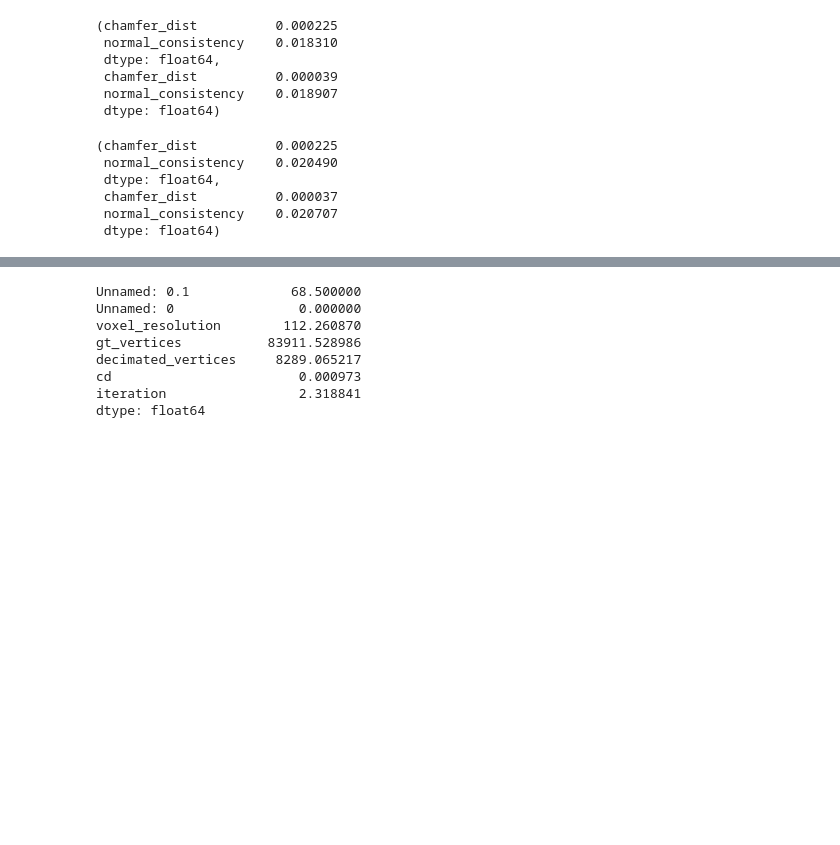
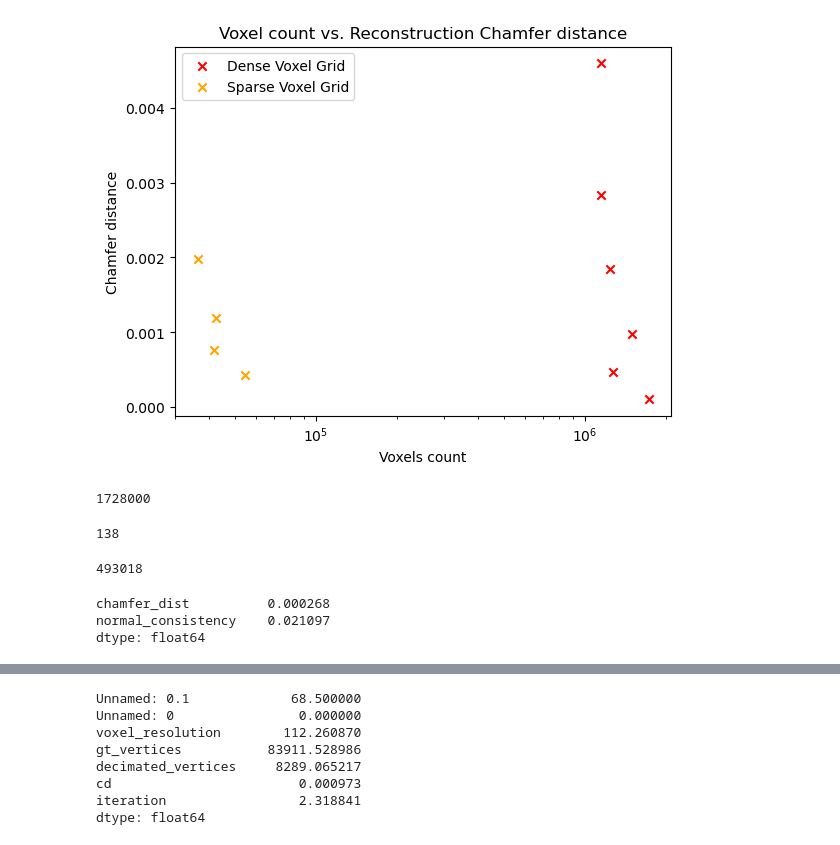
Before and after one commit to philippwulff/Deep3DComp, a Jupyter notebook: test.ipynb, the cells around one changed output, grey strips where cells are left out. Drawn from its saved outputs; the diff is of its cells as text; code cells hidden in the pictures; blank space fills up the shorter version.

```diff
--- a/test.ipynb
+++ b/test.ipynb
@@ -129,18 +43,40 @@ dtype: float64
+# %%
+# exps = [
+#     "../../shared/deepsdfcomp/size_vs_performance/siren_width=64_no_bottleneck/",
+#     "../../shared/deepsdfcomp/size_vs_performance/siren_width=128_no_bottleneck/",
+#     "../../shared/deepsdfcomp/size_vs_performance/siren_width=256_no_bottleneck/",
+#     ]
+vox_logs = [
+    "data/voxelize_until_cd_meshes_CD=0.0001/run_voxelize_until_CD_logs.csv",
+    "data/voxelize_until_cd_meshes_CD=0.0005/run_voxelize_until_CD_logs.csv",
+    "data/voxelize_until_cd_meshes_CD=0.001/run_voxelize_until_CD_logs.csv",
+    "data/voxelize_until_cd_meshes_CD=0.002/run_voxelize_until_CD_logs.csv",
+    "data/voxelize_until_cd_meshes_CD=0.003/run_voxelize_until_CD_logs.csv",
+    "data/voxelize_until_cd_meshes_CD=0.005/run_voxelize_until_CD_logs.csv",
+]
+plotting.plot_capacity_vs_chamfer_dist(voxelization_logs=vox_logs)
+# %% [output]
+[figure, added]
+# %%
+(118 + 2)**3
+# %% [output]
+1728000
+# %%
+num_fc_params = 557620
+aspect_ratio = 256 / 8
+code_length = 200
+# %% [output]
+138
+# %%
+# weigths                       # biases                # last layer
+2*200*253 + 6*253*253 + 7*3*253 + 2*200 + 6*253 + 7*3 + 256*1 + 256
+# lat       fc          xyz
+# should be 557620
+# %% [output]
+493018
 # %%
-pd.read_csv("../../shared/deepsdfcomp/size_vs_performance/siren_width=128_no_bottleneck/Evaluation/2000/chamfer.csv", delimiter=";").mean(), pd.read_csv("../../shared/deepsdfcomp/size_vs_performance/siren_width=128_no_bottleneck/Evaluation/2000/chamfer.csv", delimiter=";").median()
+pd.read_csv("../../shared/deepsdfcomp/searches/num_shapes_search/1400_shapes_batch_size_128/Evaluation/2000/chamfer.csv", delimiter=";").mean()
 # %% [output]
-(chamfer_dist          0.000225
- normal_consistency    0.018310
- dtype: float64,
- chamfer_dist          0.000039
- normal_consistency    0.018907
- dtype: float64)
+chamfer_dist          0.000268
+normal_consistency    0.021097
+dtype: float64
-# %%
-pd.read_csv("../../shared/deepsdfcomp/size_vs_performance/siren_width=256_no_bottleneck/Evaluation/2000/chamfer.csv", delimiter=";").mean(), pd.read_csv("../../shared/deepsdfcomp/size_vs_performance/siren_width=256_no_bottleneck/Evaluation/2000/chamfer.csv", delimiter=";").median()
-# %% [output]
-(chamfer_dist          0.000225
- normal_consistency    0.020490
- dtype: float64,
- chamfer_dist          0.000037
- normal_consistency    0.020707
- dtype: float64)
```
Also changed, not shown: parts of 22 cells of this notebook, 1 other file.
